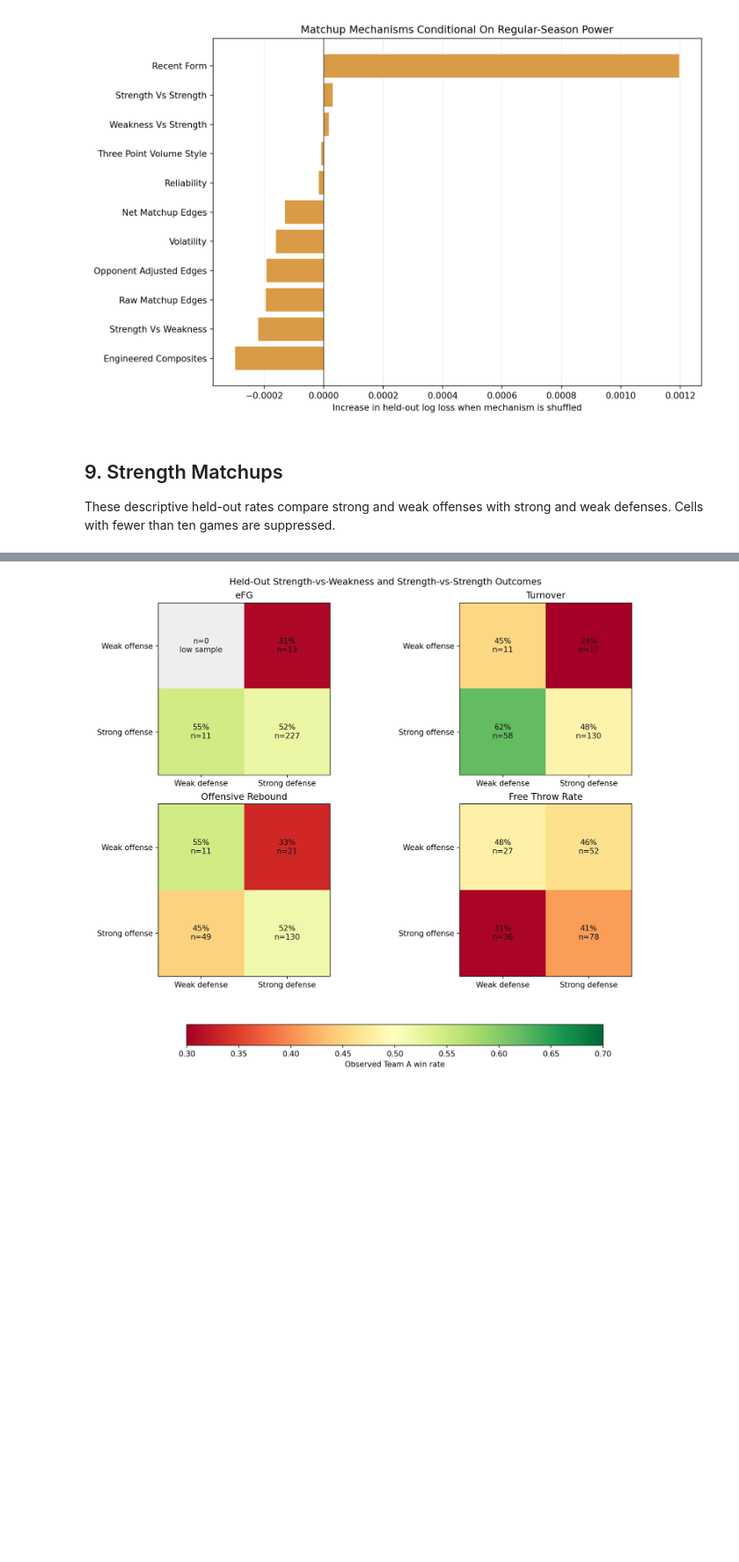
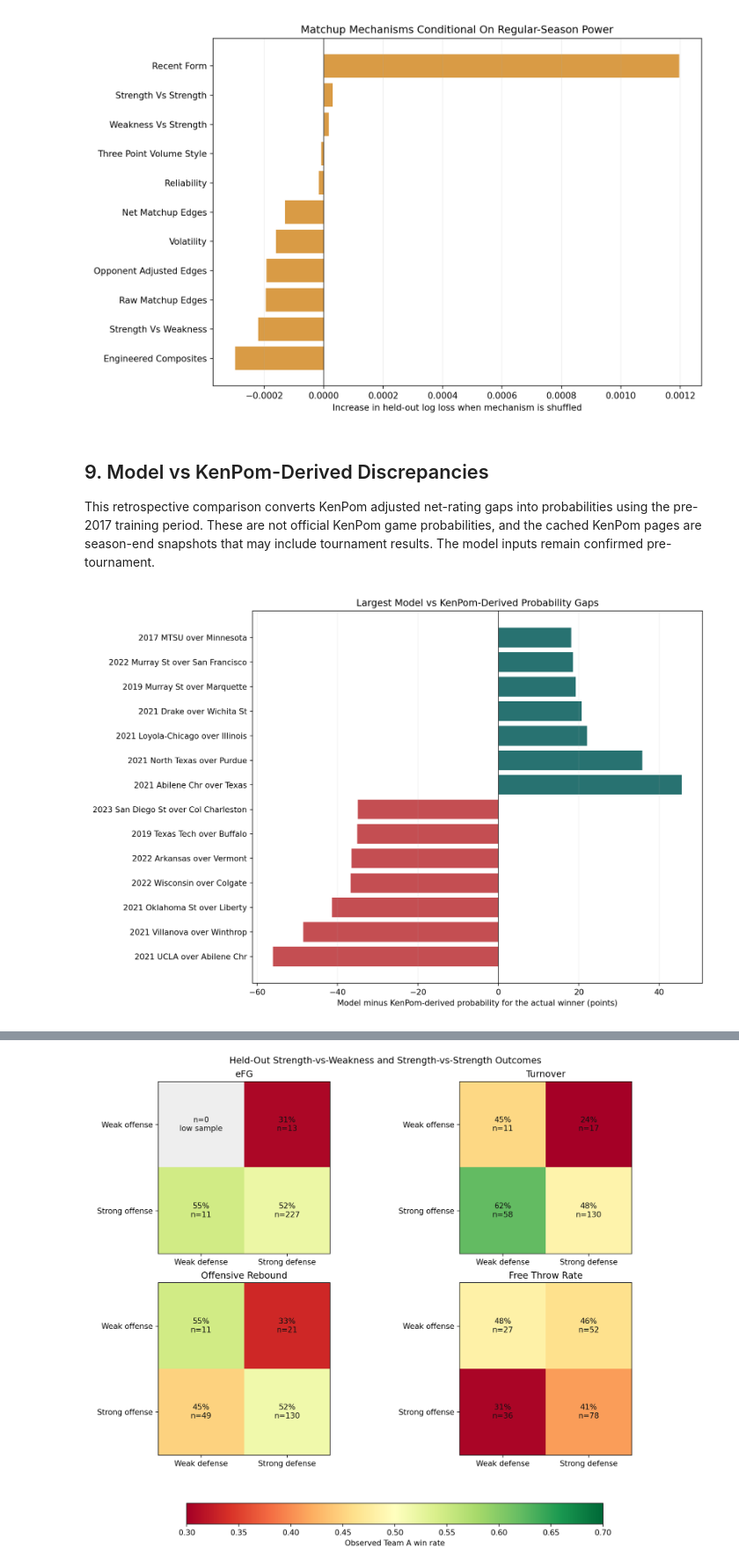
Before and after one commit to spacecowboy301/march-madness-decision-tree, a Jupyter notebook: notebooks/march_madness_factor_importance.ipynb, the cells around one changed output, grey strips where cells are left out. Shown at 88% size. Drawn from its saved outputs; the diff is of its cells as text; code cells hidden in the pictures; blank space fills up the shorter version.

```diff
--- a/notebooks/march_madness_factor_importance.ipynb
+++ b/notebooks/march_madness_factor_importance.ipynb
@@ -239,7 +239,15 @@ display(Image(filename=str(FIGURES / "conditional_matchup_mechanism_importance.p
 [figure]
 [figure]
 # %% [markdown]
-## 9. Strength Matchups
+## 9. Model vs KenPom-Derived Discrepancies
 
-These descriptive held-out rates compare strong and weak offenses with strong
-and weak defenses. Cells with fewer than ten games are suppressed.
+This retrospective comparison converts KenPom adjusted net-rating gaps into
+probabilities using the pre-2017 training period. These are not official
+KenPom game probabilities, and the cached KenPom pages are season-end
+snapshots that may include tournament results. The model inputs remain
+confirmed pre-tournament.
+# %%
+display(Image(filename=str(FIGURES / "model_vs_kenpom_discrepancies.png")))
+display(Markdown((REPORTS / "kenpom_discrepancy_summary.md").read_text()))
+# %% [output]
+[figure, added]
```
Also changed, not shown: parts of 6 cells of this notebook, 14 other files.
